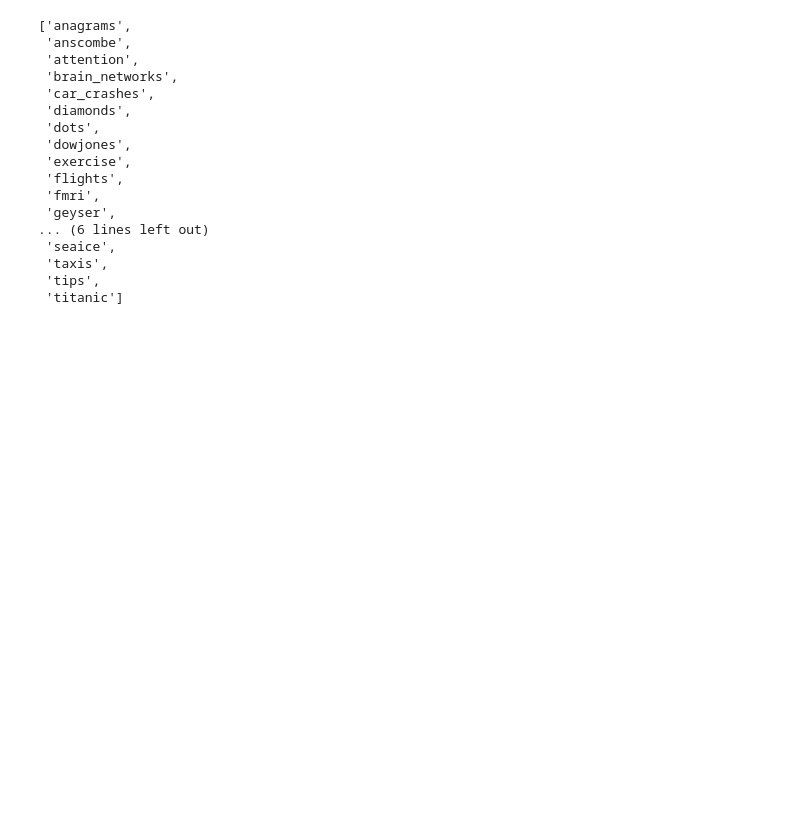
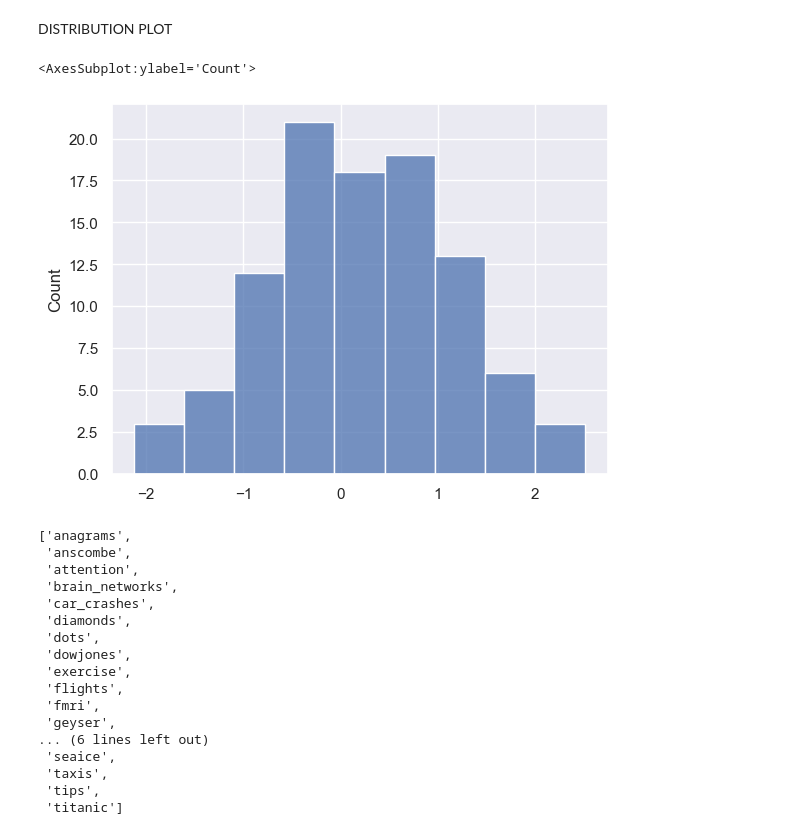
Before and after one commit to AishwaryaR24/3YR, a Jupyter notebook: SEABORN.ipynb, the cells around one changed output. Saved outputs shown, nothing was run; the diff lists cells and outputs as text; code cells hidden in the pictures; blank space fills up the shorter version.

```diff
--- a/SEABORN.ipynb
+++ b/SEABORN.ipynb
@@ -5 +7,10 @@ import numpy as  np
+# %%
+random=np.random.randn(100)
+# %% [markdown]
+  DISTRIBUTION PLOT
+# %%
+sb.histplot(random)
+# %% [output]
+<AxesSubplot:ylabel='Count'>
+[figure, added]
 # %%
```
Also changed, not shown: parts of 16 cells of this notebook.
